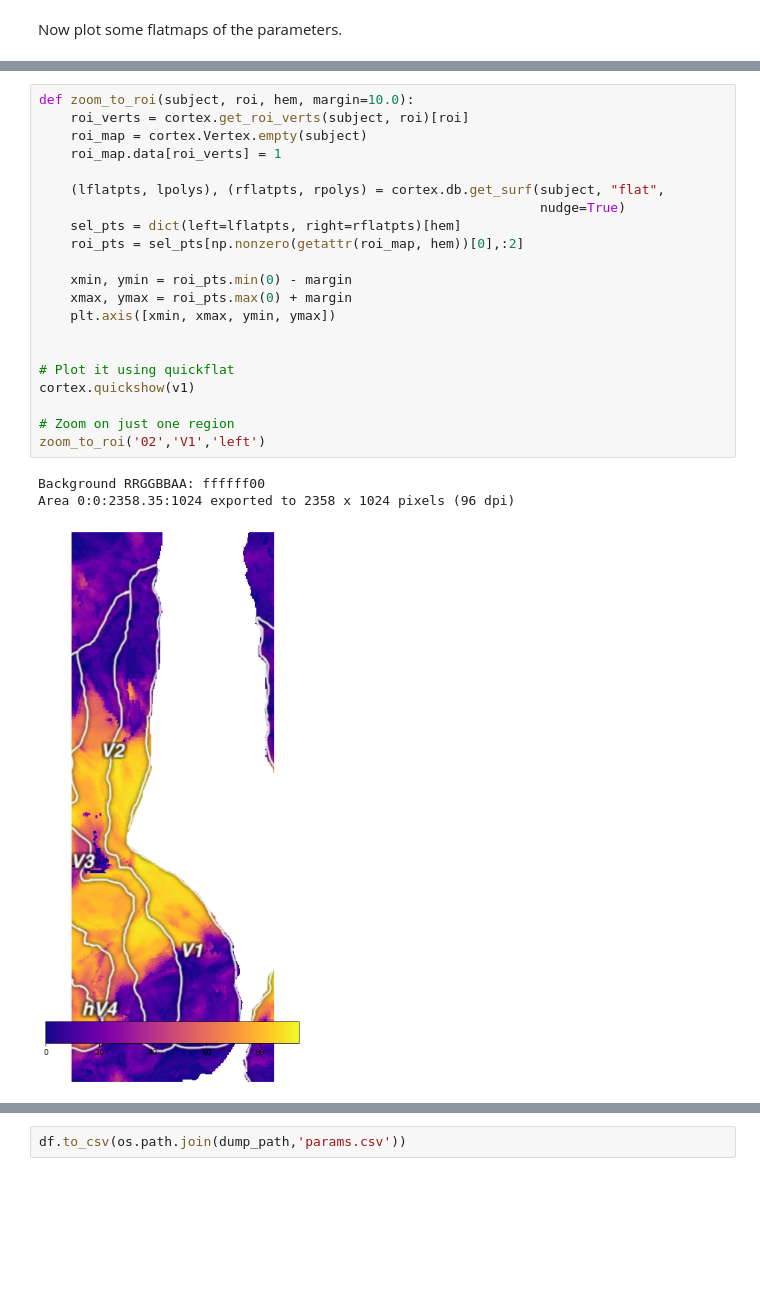
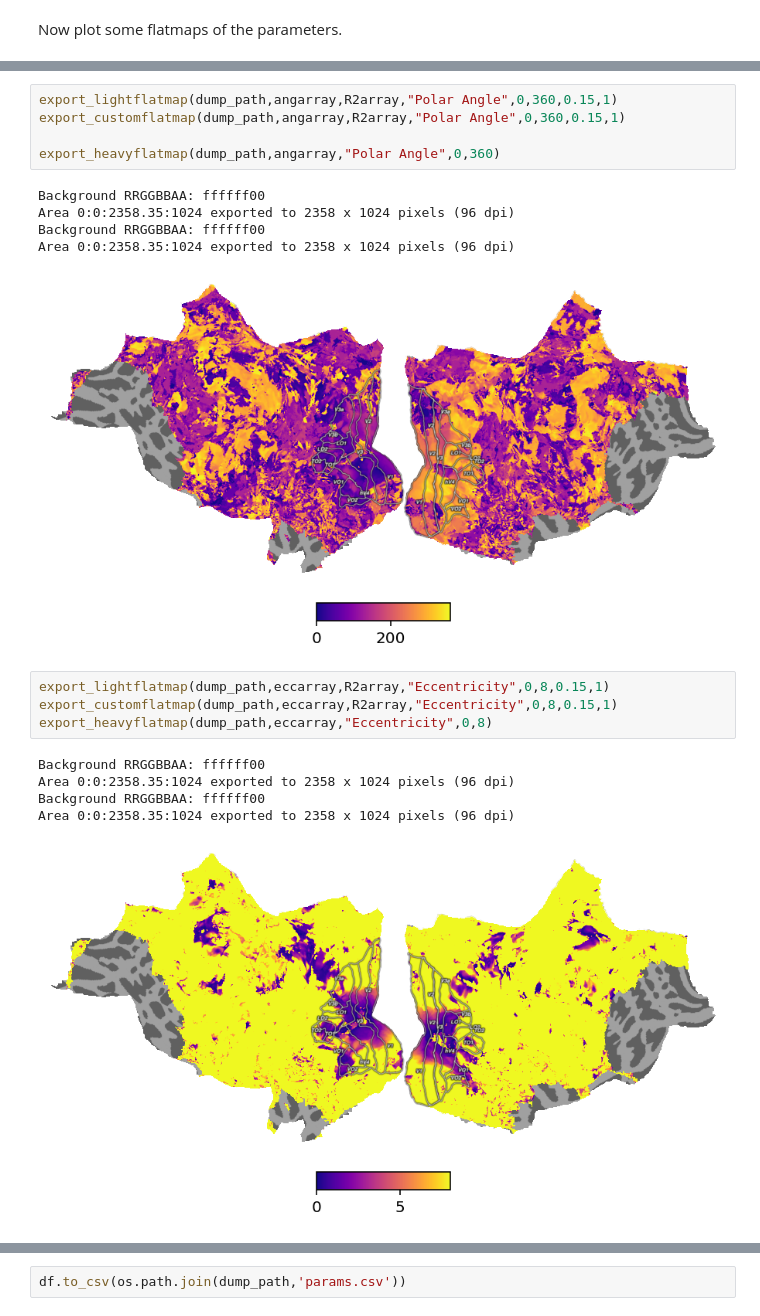
Before and after one commit to N-HEDGER/PRF_PLAYN, a Jupyter notebook: BB_CONVERT.ipynb, the cells around one changed output, grey strips where cells are left out. Saved outputs shown, nothing was run; the diff lists cells and outputs as text; blank space fills up the shorter version.

```diff
--- a/BB_CONVERT.ipynb
+++ b/BB_CONVERT.ipynb
@@ -465,25 +460,21 @@ frameon=None)
-# %%
-def zoom_to_roi(subject, roi, hem, margin=10.0):
-    roi_verts = cortex.get_roi_verts(subject, roi)[roi]
-    roi_map = cortex.Vertex.empty(subject)
-    roi_map.data[roi_verts] = 1
-
-    (lflatpts, lpolys), (rflatpts, rpolys) = cortex.db.get_surf(subject, "flat",
-                                                                nudge=True)
-    sel_pts = dict(left=lflatpts, right=rflatpts)[hem]
-    roi_pts = sel_pts[np.nonzero(getattr(roi_map, hem))[0],:2]
-
-    xmin, ymin = roi_pts.min(0) - margin
-    xmax, ymax = roi_pts.max(0) + margin
-    plt.axis([xmin, xmax, ymin, ymax])
-
-
-# Plot it using quickflat
-cortex.quickshow(v1)
-
-# Zoom on just one region
-zoom_to_roi('02','V1','left')
-# %% [output]
-Background RRGGBBAA: ffffff00
-Area 0:0:2358.35:1024 exported to 2358 x 1024 pixels (96 dpi)
-[figure, removed]
+# %%
+export_lightflatmap(dump_path,angarray,R2array,"Polar Angle",0,360,0.15,1)
+export_customflatmap(dump_path,angarray,R2array,"Polar Angle",0,360,0.15,1)
+
+export_heavyflatmap(dump_path,angarray,"Polar Angle",0,360)
+# %% [output]
+Background RRGGBBAA: ffffff00
+Area 0:0:2358.35:1024 exported to 2358 x 1024 pixels (96 dpi)
+Background RRGGBBAA: ffffff00
+Area 0:0:2358.35:1024 exported to 2358 x 1024 pixels (96 dpi)
+[figure, added]
+# %%
+export_lightflatmap(dump_path,eccarray,R2array,"Eccentricity",0,8,0.15,1)
+export_customflatmap(dump_path,eccarray,R2array,"Eccentricity",0,8,0.15,1)
+export_heavyflatmap(dump_path,eccarray,"Eccentricity",0,8)
+# %% [output]
+Background RRGGBBAA: ffffff00
+Area 0:0:2358.35:1024 exported to 2358 x 1024 pixels (96 dpi)
+Background RRGGBBAA: ffffff00
+Area 0:0:2358.35:1024 exported to 2358 x 1024 pixels (96 dpi)
+[figure, added]
```
Also changed, not shown: parts of 93 cells of this notebook, 7 other files.
